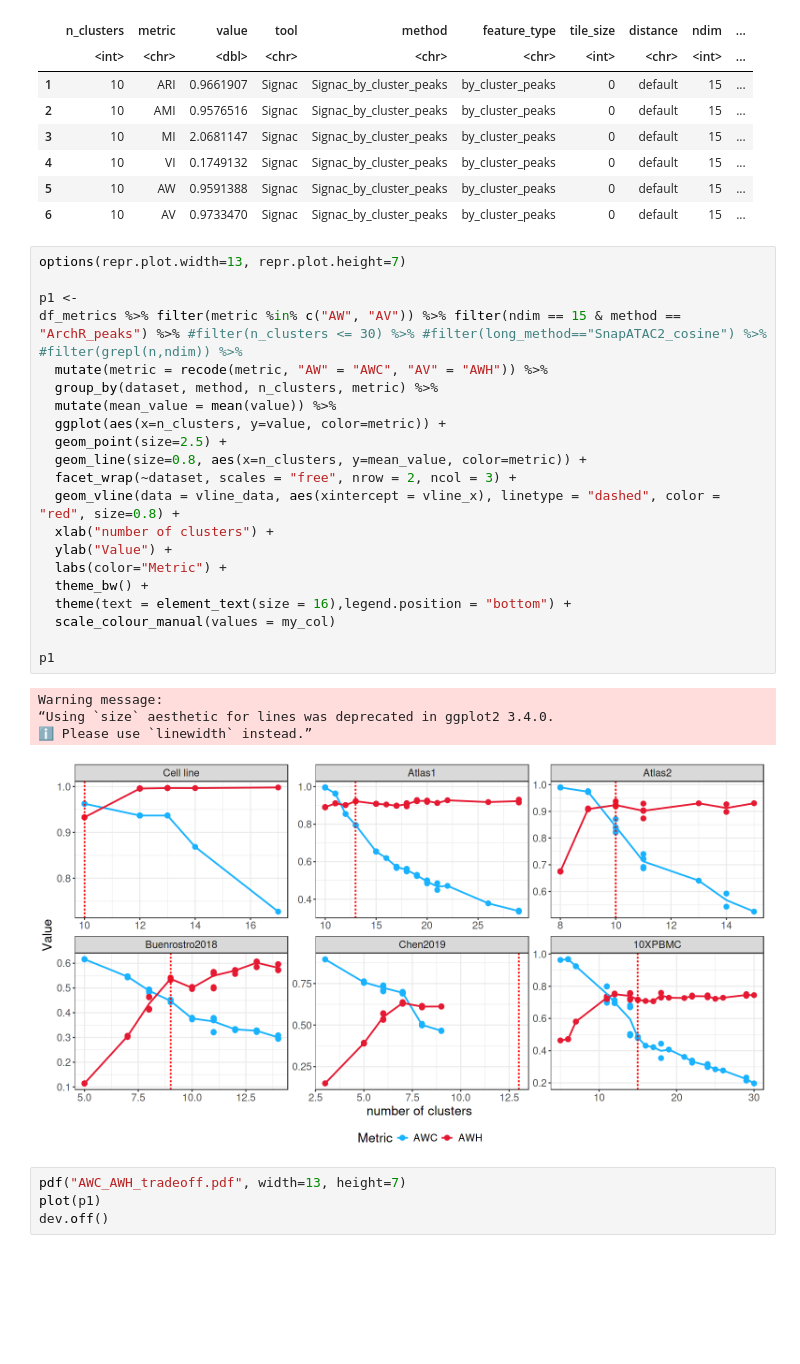
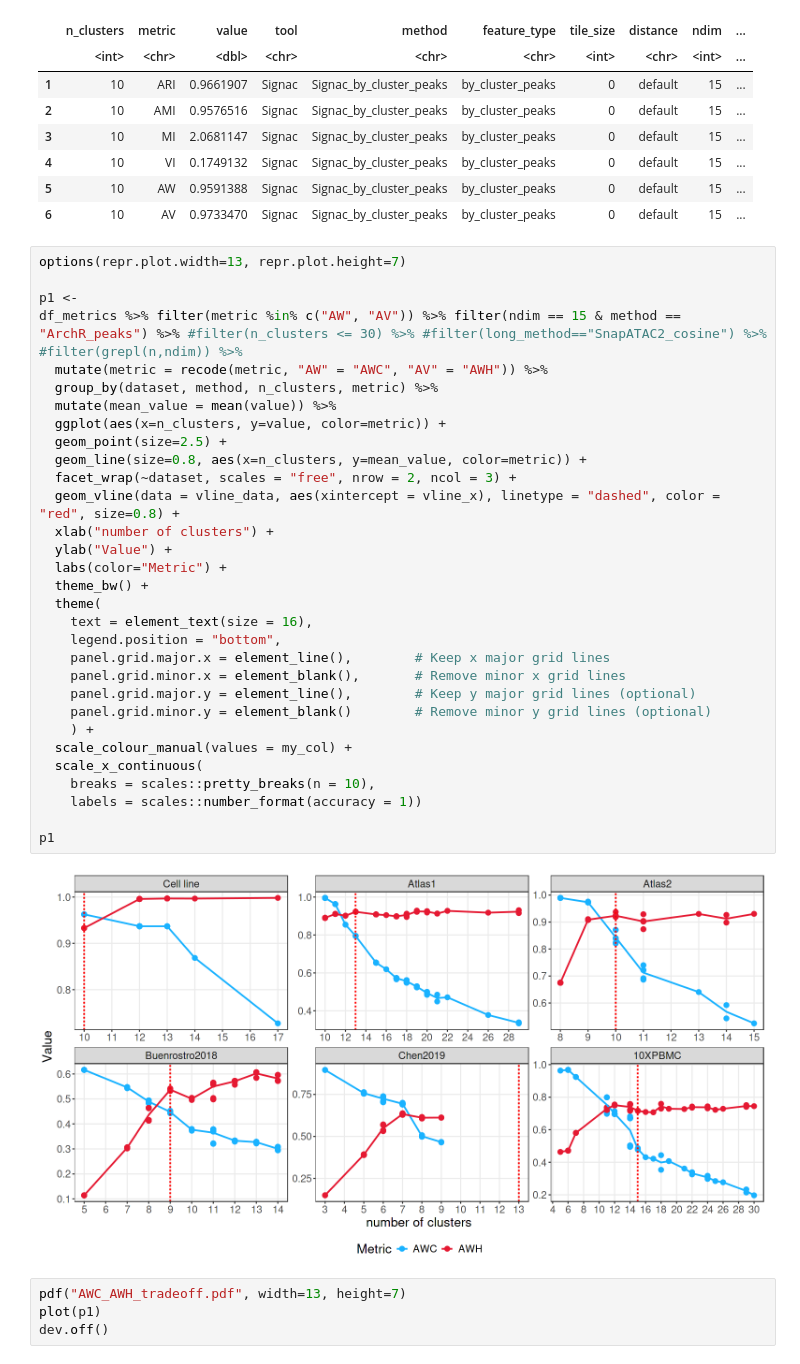
Before and after one commit to RoseYuan/metric_paper, a Jupyter notebook: Figures/AWC_AWH_tradeoff/metric_AWC_AWH.ipynb, the cells around one changed output. Saved outputs shown, nothing was run; the diff lists cells and outputs as text; blank space fills up the shorter version.

```diff
--- a/Figures/AWC_AWH_tradeoff/metric_AWC_AWH.ipynb
+++ b/Figures/AWC_AWH_tradeoff/metric_AWC_AWH.ipynb
@@ -32,29 +32,36 @@ A data.frame: 6 × 13
 # %%
 options(repr.plot.width=13, repr.plot.height=7)
 
 p1 <-
 df_metrics %>% filter(metric %in% c("AW", "AV")) %>% filter(ndim == 15 & method == "ArchR_peaks") %>% #filter(n_clusters <= 30) %>% #filter(long_method=="SnapATAC2_cosine") %>% #filter(grepl(n,ndim)) %>%
   mutate(metric = recode(metric, "AW" = "AWC", "AV" = "AWH")) %>%
   group_by(dataset, method, n_clusters, metric) %>%
   mutate(mean_value = mean(value)) %>%
   ggplot(aes(x=n_clusters, y=value, color=metric)) +
   geom_point(size=2.5) +
   geom_line(size=0.8, aes(x=n_clusters, y=mean_value, color=metric)) +
   facet_wrap(~dataset, scales = "free", nrow = 2, ncol = 3) +
   geom_vline(data = vline_data, aes(xintercept = vline_x), linetype = "dashed", color = "red", size=0.8) +
   xlab("number of clusters") +
   ylab("Value") +
   labs(color="Metric") +
   theme_bw() +
-  theme(text = element_text(size = 16),legend.position = "bottom") +
-  scale_colour_manual(values = my_col)
+  theme(
+    text = element_text(size = 16),
+    legend.position = "bottom",
+    panel.grid.major.x = element_line(),        # Keep x major grid lines
+    panel.grid.minor.x = element_blank(),       # Remove minor x grid lines
+    panel.grid.major.y = element_line(),        # Keep y major grid lines (optional)
+    panel.grid.minor.y = element_blank()        # Remove minor y grid lines (optional)
+    ) +
+  scale_colour_manual(values = my_col) +
+  scale_x_continuous(
+    breaks = scales::pretty_breaks(n = 10),
+    labels = scales::number_format(accuracy = 1))
 
 p1
 # %% [output]
-Warning message:
-“Using `size` aesthetic for lines was deprecated in ggplot2 3.4.0.
-ℹ Please use `linewidth` instead.”
-[figure, old version]
+[figure, new version]
 # %%
 pdf("AWC_AWH_tradeoff.pdf", width=13, height=7)
 plot(p1)
```
